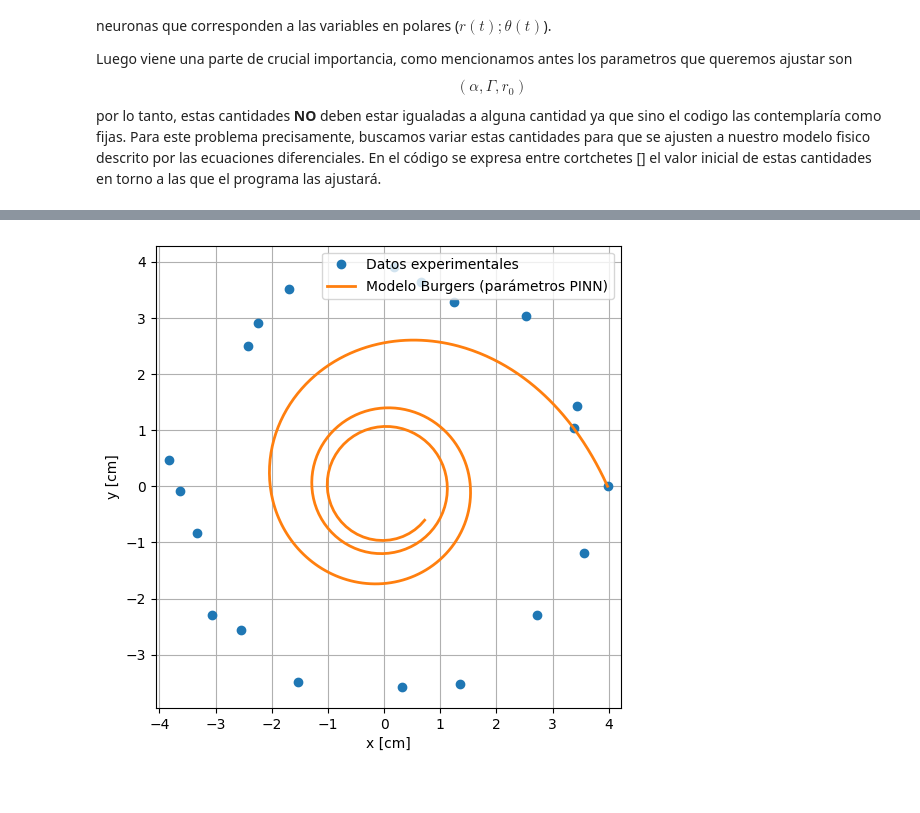
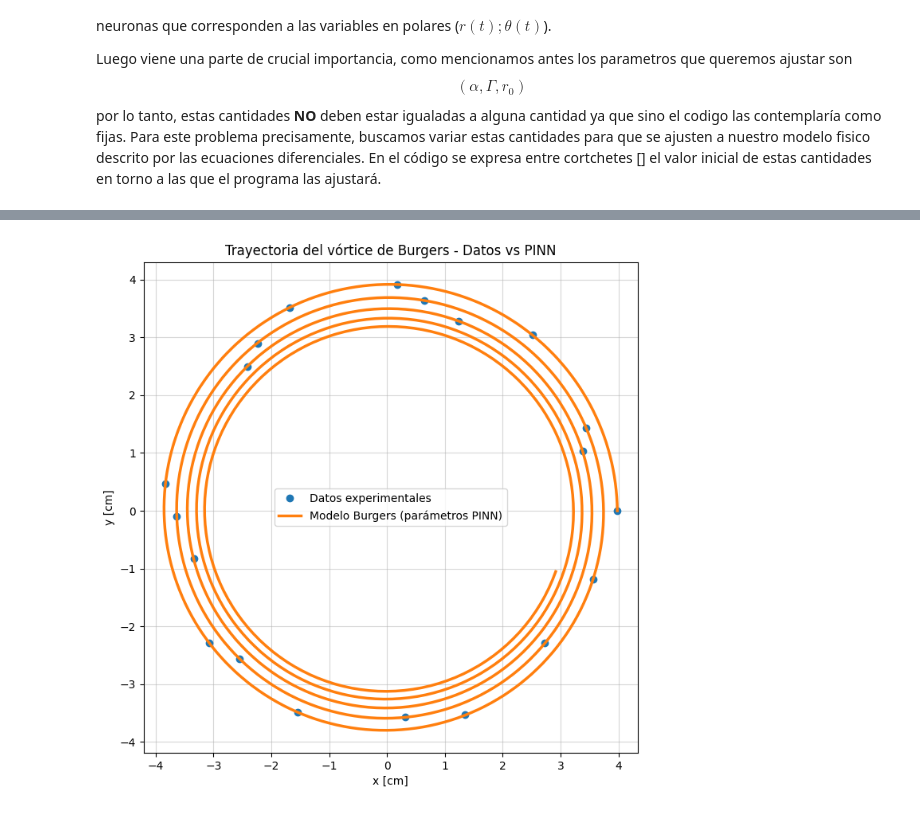
Before and after one commit to roldannahuelalejadro/Fisica-de-Fluidos-E1, a Jupyter notebook: trabjo E1/P4.ipynb, the cells around one changed output, grey strips where cells are left out. Saved outputs shown, nothing was run; the diff lists cells and outputs as text; code cells hidden in the pictures.

```diff
--- a/trabjo E1/P4.ipynb
+++ b/trabjo E1/P4.ipynb
@@ -318,19 +268,0 @@ r0    = 0.6009
-# %%
-with torch.no_grad():
-
-    pred = model.forward(t_data)
-
-r_pred = pred[:,0].numpy()
-theta_pred = pred[:,1].numpy()
-
-plt.figure()
-
-plt.plot(t_data.numpy(), r_data, 'o', label="Datos")
-plt.plot(t_data.numpy(), r_pred, '-', label="PINN")
-
-plt.xlabel("t [s]")
-plt.ylabel("r [cm]")
-plt.grid(True)
-plt.legend()
-
-plt.show()
@@ -339,42 +269,76 @@ plt.show()
 # %%
+
+# ====================== ANÁLISIS Y VISUALIZACIÓN CON PARÁMETROS PINN ======================
+
+print("\n=== ANÁLISIS VISUAL CON PARÁMETROS APRENDIDOS ===")
+
 alpha = model.alpha.item()
-Gamma = model.log_Gamma.item()
+Gamma = torch.exp(model.log_Gamma).item()
 r0 = model.r0.item()
 
-t_sim = np.linspace(t_data[0].item(), 10*t_data[-1].item(), 400)
-
-dt = t_sim[1]-t_sim[0]
+# Simulación Euler para extrapolar la trayectoria
+t_sim = np.linspace(t_data_np[0], t_data_np[-1], 800)
+dt = t_sim[1] - t_sim[0]
 
 r_sim = np.zeros_like(t_sim)
 theta_sim = np.zeros_like(t_sim)
 
 r_sim[0] = r_data[0]
-theta_sim[0] = theta_data[0]
+theta_sim[0] = theta_unwrapped[0]
 
 for i in range(len(t_sim)-1):
+    r = max(r_sim[i], 1e-6)
+    drdt = -alpha * r
+    dthetadt = (Gamma / (2 * np.pi * r**2)) * (1 - np.exp(-(r**2) / r0**2))
 
-    r = r_sim[i]
+    r_sim[i+1] = r + drdt * dt
+    theta_sim[i+1] = theta_sim[i] + dthetadt * dt
 
-    drdt = -alpha*r
-    dthetadt = (Gamma/(2*np.pi*r**2))*(1-np.exp(-(r**2)/(r0**2)))
+x_sim = r_sim * np.cos(theta_sim)
+y_sim = r_sim * np.sin(theta_sim)
 
-    r_sim[i+1] = r + drdt*dt
-
-    theta_sim[i+1] = theta_sim[i] + dthetadt*dt
-
-x_sim = r_sim*np.cos(theta_sim)
-y_sim = r_sim*np.sin(theta_sim)
-
-plt.figure(figsize=(6,6))
-
-plt.plot(x_data, y_data, 'o', label="Datos experimentales")
-plt.plot(x_sim, y_sim, '-', label="Modelo Burgers (parámetros PINN)", linewidth=2)
-
+# Gráfico 1: Trayectoria espiral en el plano x-y
+plt.figure(figsize=(8, 8))
+plt.plot(x_data, y_data, 'o', markersize=6, label="Datos experimentales")
+plt.plot(x_sim, y_sim, '-', linewidth=2.5, label="Modelo Burgers (parámetros PINN)")
+plt.axis('equal')
+plt.grid(True, alpha=0.5)
 plt.xlabel("x [cm]")
 plt.ylabel("y [cm]")
-plt.axis("equal")
+plt.title("Trayectoria del vórtice de Burgers - Datos vs PINN")
+plt.legend()
+plt.show()
+
+# Gráfico 2: Evolución del radio r(t)
+with torch.no_grad():
+    pred_norm = model.forward(t_norm)
+    r_pred = (pred_norm[:, 0].numpy() * r_std + r_mean)
+
+plt.figure(figsize=(10, 5))
+plt.plot(t_data_np, r_data, 'o', label="Datos experimentales")
+plt.plot(t_data_np, r_pred, '-', linewidth=2, label="PINN - r(t)")
+plt.xlabel("Tiempo t [s]")
+plt.ylabel("Radio r [cm]")
 plt.grid(True)
 plt.legend()
+plt.title("Evolución del radio a lo largo del tiempo")
+plt.show()
 
+# Gráfico 3: Evolución del ángulo θ(t) desenrollado
+with torch.no_grad():
+    theta_pred_norm = model.forward(t_norm)[:, 1].numpy()
+    theta_pred = theta_pred_norm * theta_std + theta_mean
+
+plt.figure(figsize=(10, 5))
+plt.plot(t_data_np, theta_unwrapped, 'o', label="Datos (θ unwrap)")
+plt.plot(t_data_np, theta_pred, '-', linewidth=2, label="PINN - θ(t)")
+plt.xlabel("Tiempo t [s]")
+plt.ylabel("Ángulo θ [radianes]")
+plt.grid(True)
+plt.legend()
+plt.title("Evolución del ángulo desenrollado")
 plt.show()
+
+print("Visualización completada.")
+print(f"Parámetros finales usados: α = {alpha:.5f}, Γ = {Gamma:.1f}, r0 = {r0:.4f}")
 # %% [output]
@@ -381 +346 @@ plt.show()
-[figure, old version]
+[figure, new version]
```
Also changed, not shown: parts of 6 cells of this notebook.
